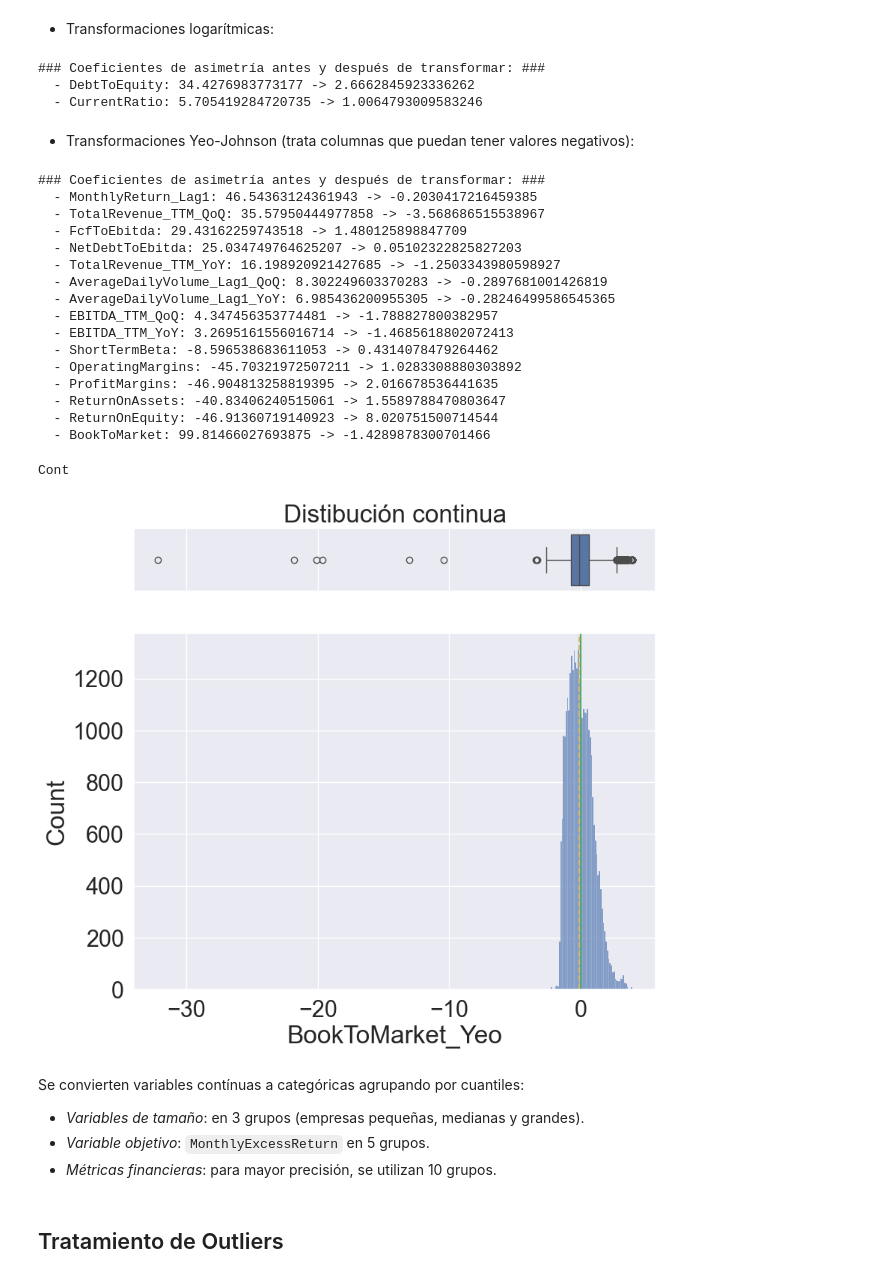
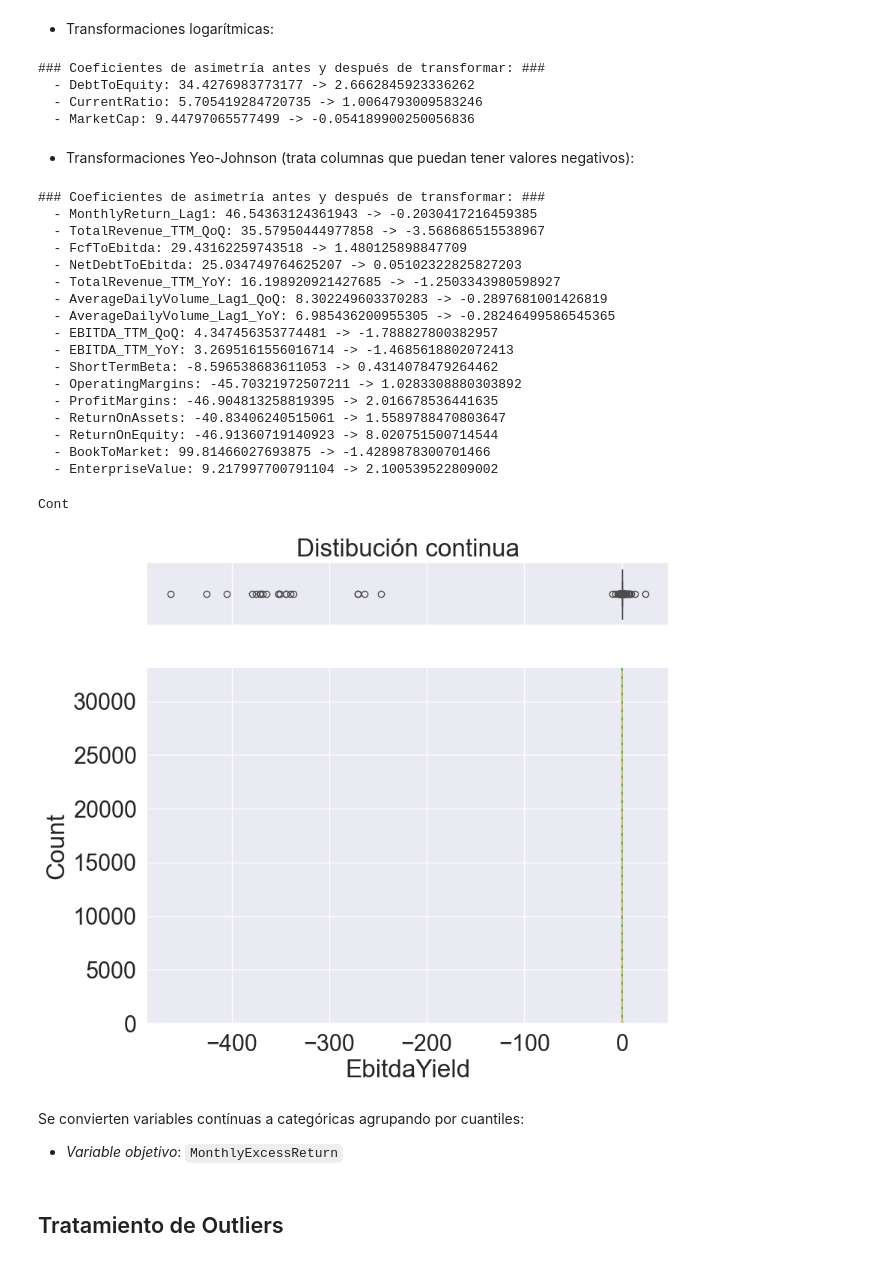
Before and after one commit to sebakremis/FinDataMining, a Jupyter notebook: 02_Notebook_Transformacion.ipynb, the cells around one changed output. Drawn from its saved outputs; the diff is of its cells as text; code cells hidden in the pictures.

```diff
--- a/02_Notebook_Transformacion.ipynb
+++ b/02_Notebook_Transformacion.ipynb
@@ -476,3 +473,0 @@ dtype: float64
-# %%
-df_with_features = calcular_relative_size(df_with_features)
-mostrar_missings(df_with_features)
@@ -615,7 +603,8 @@ Cont
 # %%
 columnas_log = [
     'DebtToEquity',
-    'CurrentRatio'
+    'CurrentRatio',
+    'MarketCap'
     ]
 
 df_transformed = transformar_log(
@@ -631,6 +620,7 @@ for col in columnas_log:
 ### Coeficientes de asimetría antes y después de transformar: ###
   - DebtToEquity: 34.4276983773177 -> 2.6662845923336262
   - CurrentRatio: 5.705419284720735 -> 1.0064793009583246
+  - MarketCap: 9.44797065577499 -> -0.054189900250056836
 # %% [markdown]
 * Transformaciones Yeo-Johnson (trata columnas que puedan tener valores negativos):
 # %%
@@ -649,7 +639,8 @@ columnas_yeo = [
     'ProfitMargins',
     'ReturnOnAssets',
     'ReturnOnEquity',
-    'BookToMarket'
+    'BookToMarket',
+    'EnterpriseValue'
     ]
 
 df_transformed = transformar_yeo_johnson(
@@ -677,15 +668,14 @@ for col in columnas_yeo:
   - ReturnOnAssets: -40.83406240515061 -> 1.5589788470803647
   - ReturnOnEquity: -46.91360719140923 -> 8.020751500714544
   - BookToMarket: 99.81466027693875 -> -1.4289878300701466
+  - EnterpriseValue: 9.217997700791104 -> 2.100539522809002
 # %%
 # Visualizar cambios
-columna_a_graficar = 'BookToMarket_Yeo' # indicar columna a graficar
-plot(df_transformed[columna_a_graficar])
+columna_a_graficar = 'EbitdaYield' # indicar columna a graficar
+graficar(df_transformed[columna_a_graficar])
 # %% [output]
 Cont
-[figure, old version]
+[figure, new version]
 # %% [markdown]
 Se convierten variables contínuas a categóricas agrupando por cuantiles:
-* *Variables de tamaño*: en 3 grupos (empresas pequeñas, medianas y grandes).
-* *Variable objetivo*:  `MonthlyExcessReturn` en 5 grupos.
-* *Métricas financieras*: para mayor precisión, se utilizan 10 grupos.
+* *Variable objetivo*:  `MonthlyExcessReturn`
```
Also changed, not shown: parts of 19 cells of this notebook, 3 other files.
